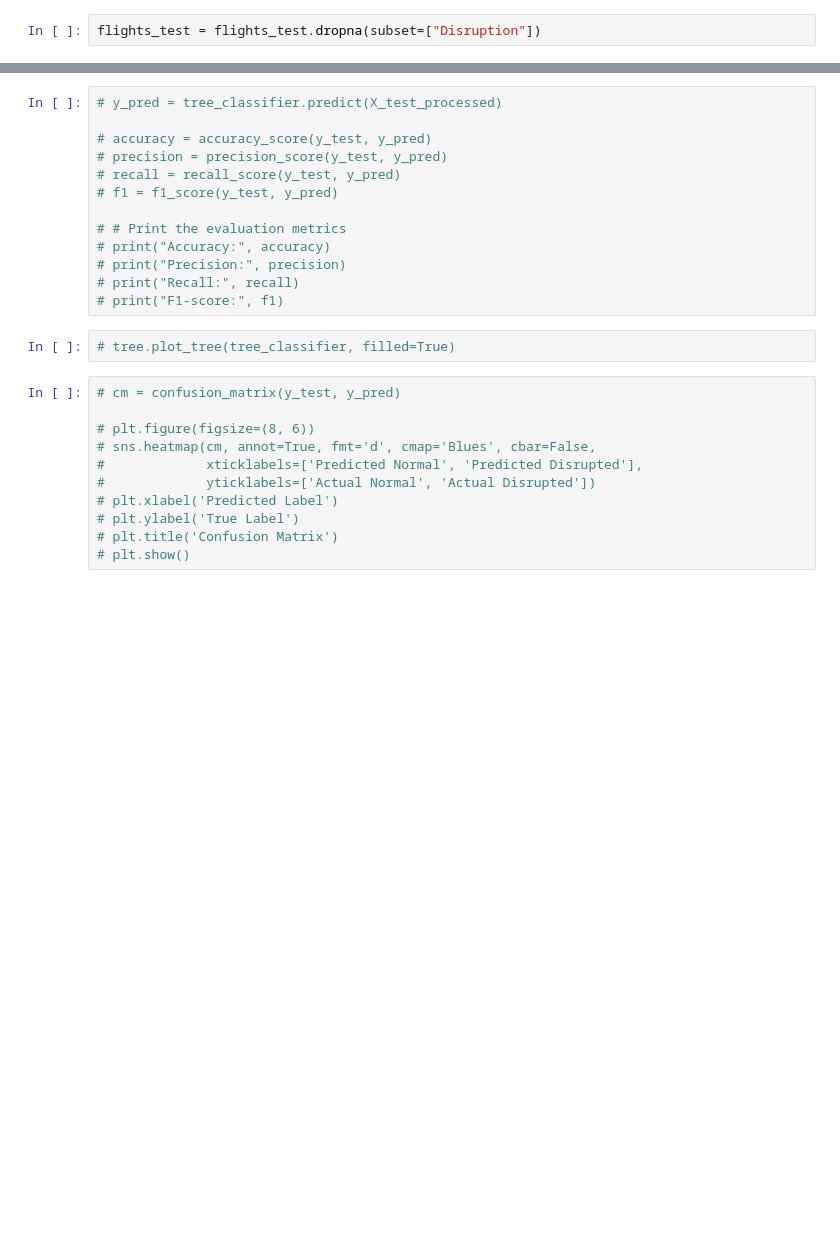
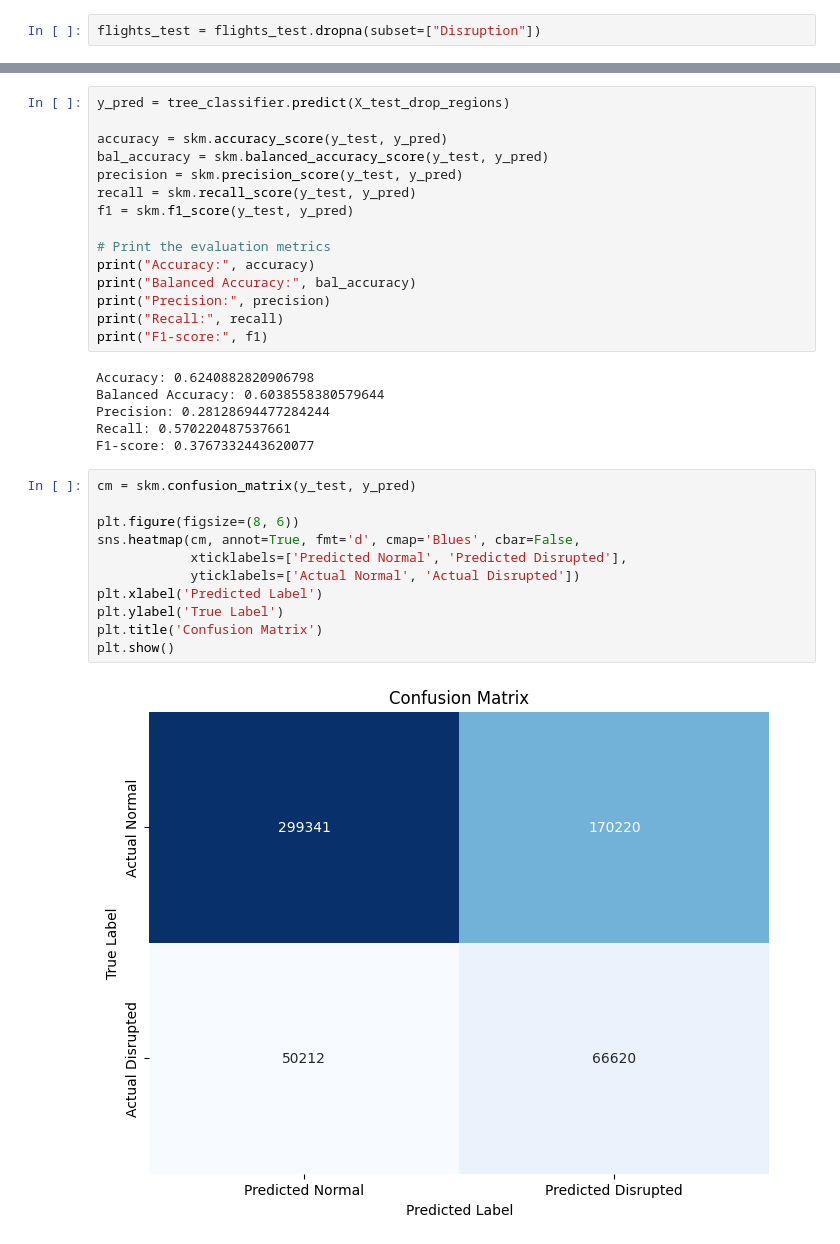
Before and after one commit to ejml1/Flight-Distruption-Predictor, a Jupyter notebook: P1.ipynb, the cells around one changed output, grey strips where cells are left out. Drawn from its saved outputs; the diff is of its cells as text; blank space fills up the shorter version.

Commit message:
Final test set evaluation

```diff
--- a/P1.ipynb
+++ b/P1.ipynb
@@ -1637,26 +1649,34 @@ flights_test = flights_test.dropna(subset=["Disruption"])
 # %%
-# y_pred = tree_classifier.predict(X_test_processed)
+y_pred = tree_classifier.predict(X_test_drop_regions)
 
-# accuracy = accuracy_score(y_test, y_pred)
-# precision = precision_score(y_test, y_pred)
-# recall = recall_score(y_test, y_pred)
-# f1 = f1_score(y_test, y_pred)
+accuracy = skm.accuracy_score(y_test, y_pred)
+bal_accuracy = skm.balanced_accuracy_score(y_test, y_pred)
+precision = skm.precision_score(y_test, y_pred)
+recall = skm.recall_score(y_test, y_pred)
+f1 = skm.f1_score(y_test, y_pred)
 
-# # Print the evaluation metrics
-# print("Accuracy:", accuracy)
-# print("Precision:", precision)
-# print("Recall:", recall)
-# print("F1-score:", f1)
+# Print the evaluation metrics
+print("Accuracy:", accuracy)
+print("Balanced Accuracy:", bal_accuracy)
+print("Precision:", precision)
+print("Recall:", recall)
+print("F1-score:", f1)
+# %% [output]
+Accuracy: 0.6240882820906798
+Balanced Accuracy: 0.6038558380579644
+Precision: 0.28128694477284244
+Recall: 0.570220487537661
+F1-score: 0.3767332443620077
-# %%
-# tree.plot_tree(tree_classifier, filled=True)
 # %%
-# cm = confusion_matrix(y_test, y_pred)
+cm = skm.confusion_matrix(y_test, y_pred)
 
-# plt.figure(figsize=(8, 6))
-# sns.heatmap(cm, annot=True, fmt='d', cmap='Blues', cbar=False,
-#             xticklabels=['Predicted Normal', 'Predicted Disrupted'],
-#             yticklabels=['Actual Normal', 'Actual Disrupted'])
-# plt.xlabel('Predicted Label')
-# plt.ylabel('True Label')
-# plt.title('Confusion Matrix')
-# plt.show()
+plt.figure(figsize=(8, 6))
+sns.heatmap(cm, annot=True, fmt='d', cmap='Blues', cbar=False,
+            xticklabels=['Predicted Normal', 'Predicted Disrupted'],
+            yticklabels=['Actual Normal', 'Actual Disrupted'])
+plt.xlabel('Predicted Label')
+plt.ylabel('True Label')
+plt.title('Confusion Matrix')
+plt.show()
+# %% [output]
+[figure, added]
```
Also changed, not shown: parts of 7 cells of this notebook.
